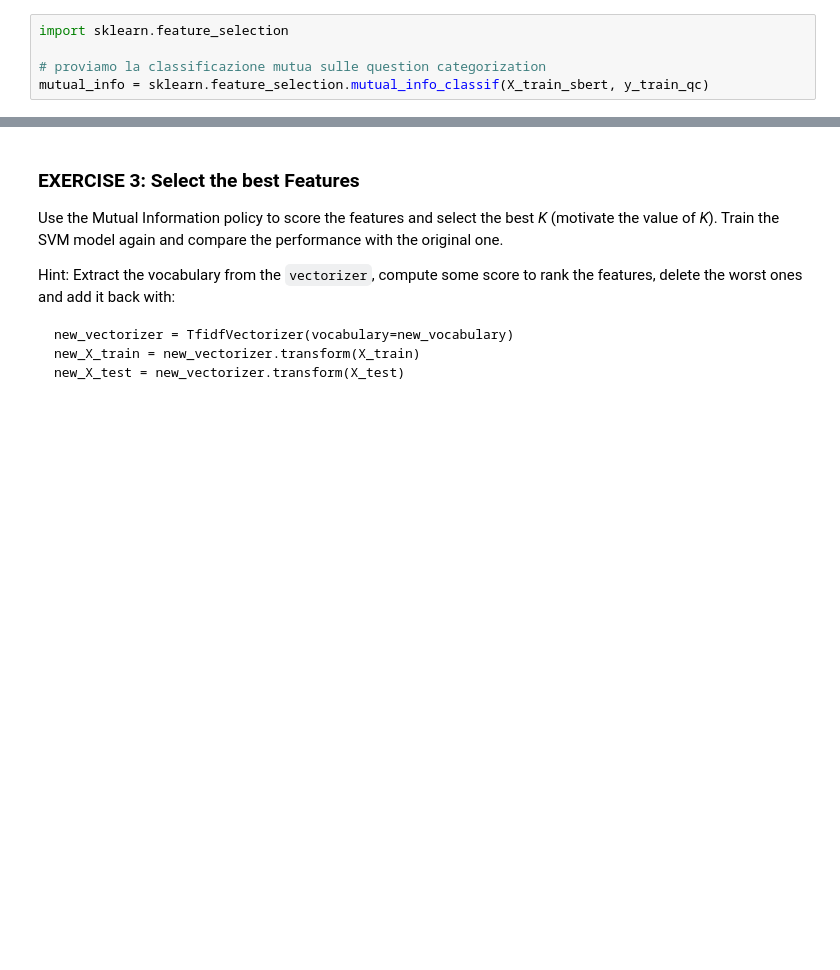
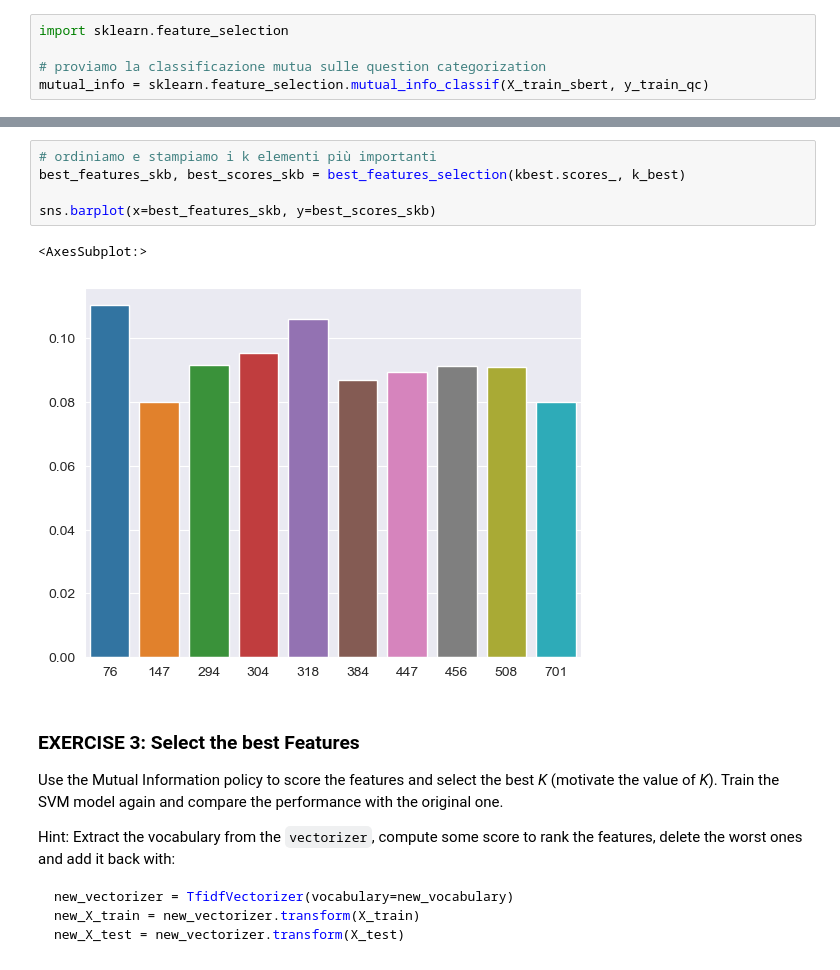
Before and after one commit to redjack96/CodiceML, a Jupyter notebook: src/esercitazioni/[WMIR]04svm.ipynb, the cells around one changed output, grey strips where cells are left out. Drawn from its saved outputs; the diff is of its cells as text; blank space fills up the shorter version.

````diff
--- a/src/esercitazioni/[WMIR]04svm.ipynb
+++ b/src/esercitazioni/[WMIR]04svm.ipynb
@@ -558,3 +596,11 @@ Ordiniamo gli indici per mutua informazione crescente
+# %%
+# ordiniamo e stampiamo i k elementi più importanti
+best_features_skb, best_scores_skb = best_features_selection(kbest.scores_, k_best)
+
+sns.barplot(x=best_features_skb, y=best_scores_skb)
+# %% [output]
+<AxesSubplot:>
+[figure, added]
 # %% [markdown]
 ### EXERCISE 3: Select the best Features
 
@@ -562,7 +608,7 @@ Use the Mutual Information policy to score the features and select the best *K*
 
 Hint: Extract the vocabulary from the `vectorizer`, compute some score to rank the features, delete the worst ones and add it back with:
 
-```
+``` python
 new_vectorizer = TfidfVectorizer(vocabulary=new_vocabulary)
 new_X_train = new_vectorizer.transform(X_train)
 new_X_test = new_vectorizer.transform(X_test)
````
Also changed, not shown: parts of 34 cells of this notebook.
